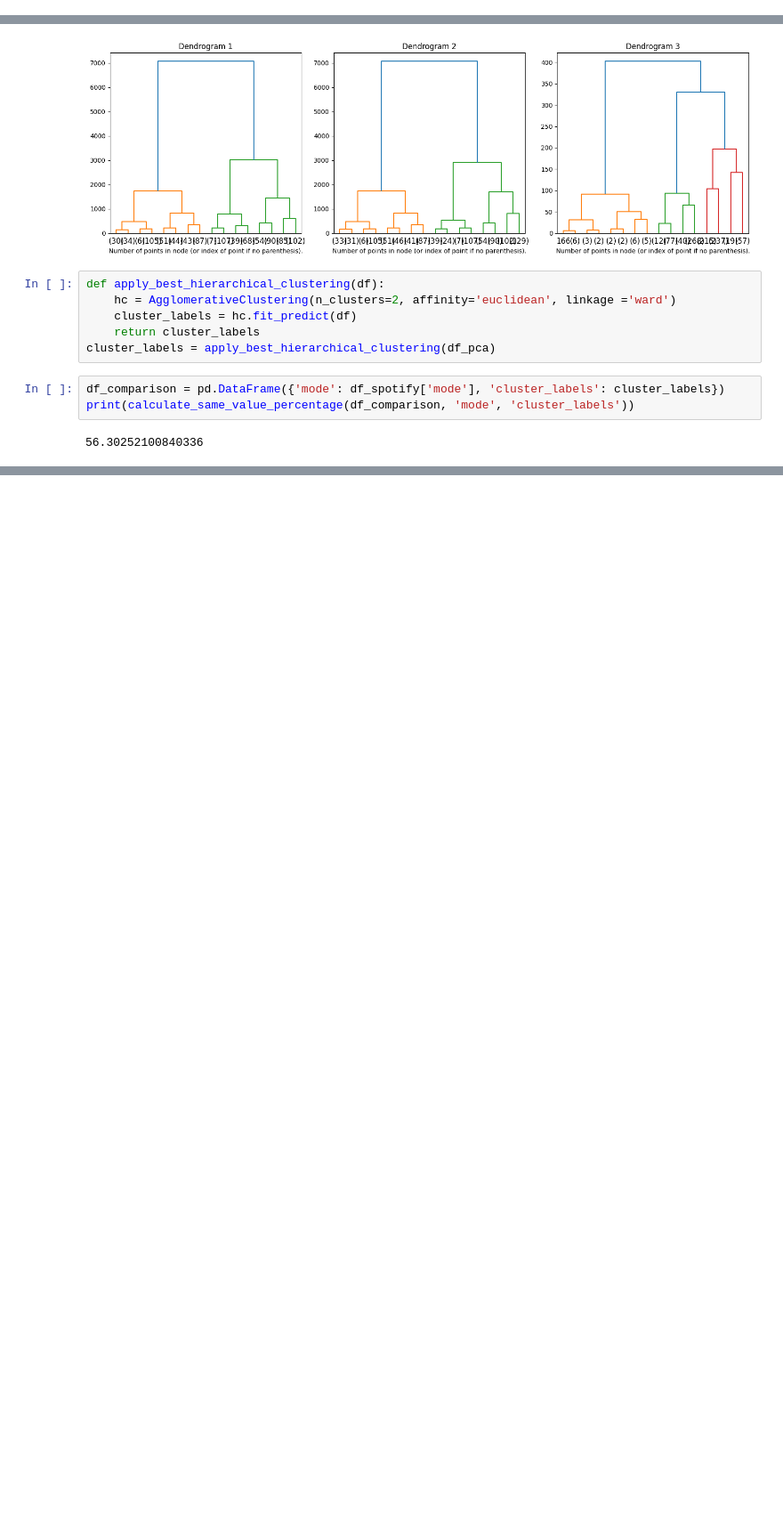
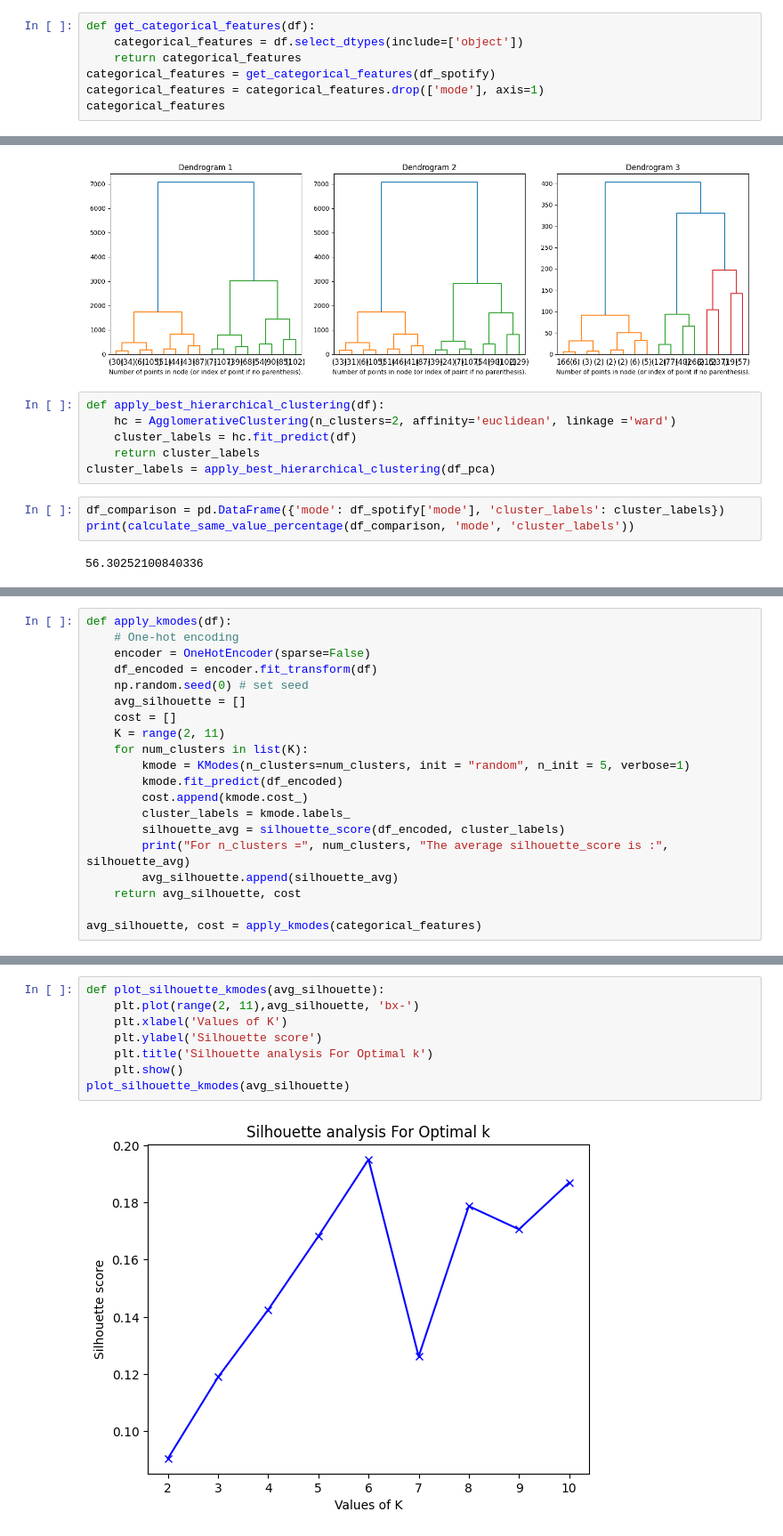
Before and after one commit to omar-elmeteny/MLProject, a Jupyter notebook: ml_project.ipynb, the cells around one changed output, grey strips where cells are left out. Shown at 89% size. Cells and saved outputs as stored; diff of their text form; blank space fills up the shorter version.

```diff
--- a/ml_project.ipynb
+++ b/ml_project.ipynb
@@ -351,3 +354,10 @@ standardize_cols(df_spotify, cols)
 | En La De Ella | Feid, Sech, Jhayco | 3.0 | 2022 | 10 | 20 | 0.024382 | ... |
 | Alone | Burna Boy | 1.0 | 2022 | 11 | 4 | 0.014205 | ... |
 952 rows × 23 columns
+# %%
+def get_categorical_features(df):
+    categorical_features = df.select_dtypes(include=['object'])
+    return categorical_features
+categorical_features = get_categorical_features(df_spotify)
+categorical_features = categorical_features.drop(['mode'], axis=1)
+categorical_features
@@ -779,0 +806,20 @@ print(calculate_same_value_percentage(df_comparison, 'mode', 'cluster_labels'))
+# %%
+def apply_kmodes(df):
+    # One-hot encoding
+    encoder = OneHotEncoder(sparse=False)
+    df_encoded = encoder.fit_transform(df)
+    np.random.seed(0) # set seed
+    avg_silhouette = []
+    cost = []
+    K = range(2, 11)
+    for num_clusters in list(K):
+        kmode = KModes(n_clusters=num_clusters, init = "random", n_init = 5, verbose=1)
+        kmode.fit_predict(df_encoded)
+        cost.append(kmode.cost_)
+        cluster_labels = kmode.labels_
+        silhouette_avg = silhouette_score(df_encoded, cluster_labels)
+        print("For n_clusters =", num_clusters, "The average silhouette_score is :", silhouette_avg)
+        avg_silhouette.append(silhouette_avg)
+    return avg_silhouette, cost
+
+avg_silhouette, cost = apply_kmodes(categorical_features)
@@ -779,0 +844,10 @@ print(calculate_same_value_percentage(df_comparison, 'mode', 'cluster_labels'))
+# %%
+def plot_silhouette_kmodes(avg_silhouette):
+    plt.plot(range(2, 11),avg_silhouette, 'bx-')
+    plt.xlabel('Values of K')
+    plt.ylabel('Silhouette score')
+    plt.title('Silhouette analysis For Optimal k')
+    plt.show()
+plot_silhouette_kmodes(avg_silhouette)
+# %% [output]
+[figure, added]
```
Also changed, not shown: parts of 17 cells of this notebook.
